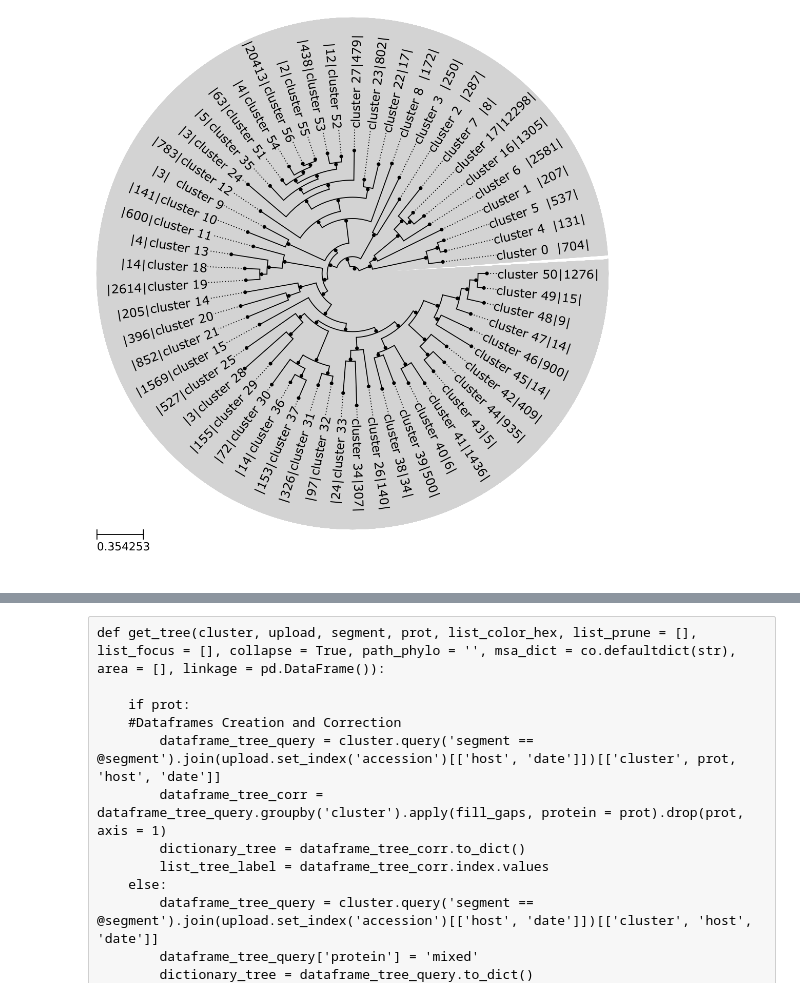
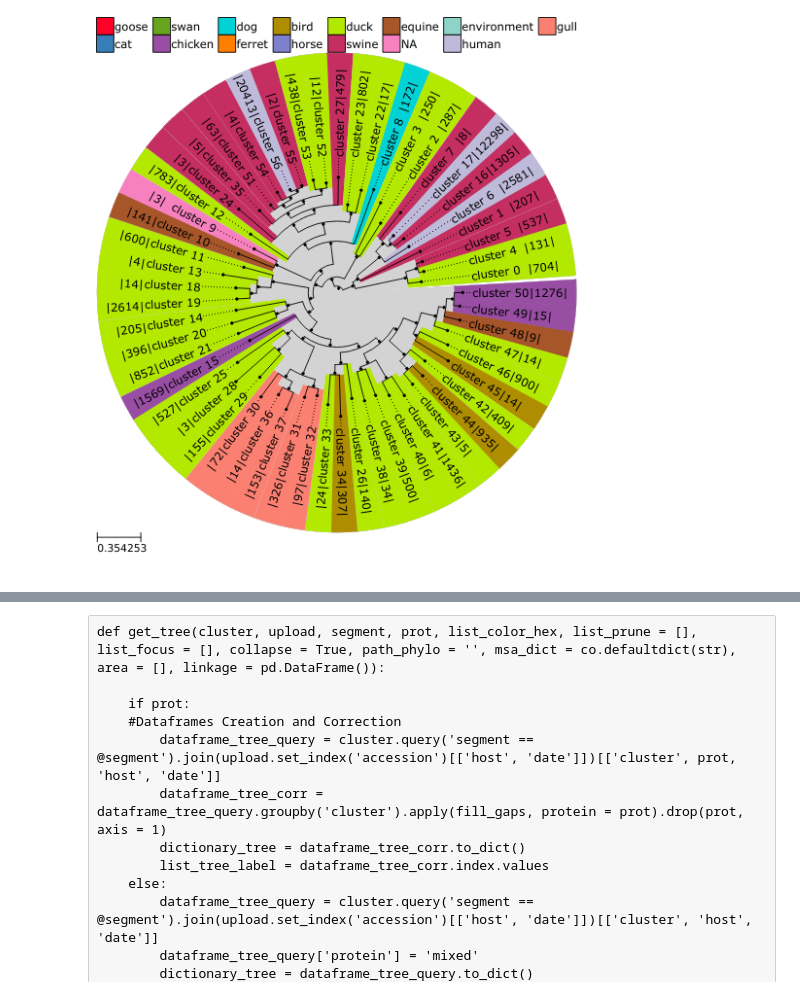
Before and after one commit to ahenoch/FluClust, a Jupyter notebook: Tree.ipynb, the cells around one changed output, grey strips where cells are left out. Cells and saved outputs as stored; diff of their text form; code cells hidden in the pictures.

Commit message:
host tree finished

```diff
--- a/Tree.ipynb
+++ b/Tree.ipynb
@@ -9,3 +26,16 @@ from scipy.cluster import hierarchy
+# %%
+def getHostselection(host, hostdict):
+
+    hostsel = ''
+    for key in hostdict.keys():
+        if re.match('(?:% s)' % '|'.join(hostdict[key]), host, re.IGNORECASE):
+            hostsel = key
+            break
+    if not hostsel:
+        hostsel = 'NA'
+        #hostsel = host
+
+    return(hostsel)
 # %%
 def getNewick(node, newick, parentdist, leaf_names):
 
@@ -97,9 +149,27 @@ tree = getTree(framelink, frameclust, framemeta, 4, True)
-# %%
-treestyle =  TreeStyle()
-treestyle.show_leaf_name = False
-treestyle.draw_guiding_lines = True
-treestyle.guiding_lines_color = 'black'
-treestyle.mode = "c"
-tree.render(file_name = '%%inline', tree_style = treestyle, w=1000)
-# %% [output]
-[figure, removed]
+# %%
+hostdict =	{
+    "human": [".*human.*"],
+    "duck": [".*duck.*", ".*scaup.*", ".*pochard.*", ".*mallard.*", ".*bufflehead.*", ".*gadwall.*", ".*teal.*", ".*pintail.*", ".*shoveler.*", ".*wigeon.*", ".*pintail.*", ".*godwall.*", ".*goldeneye.*"],
+    "bird": [".*murre.*", ".*crane.*", ".*hawk.*", ".*dove.*", ".*parrot.*", ".*dunlin.*", ".*owl.*", ".*shearwater.*", ".*bird.*", ".*grebe.*", ".*pheasant.*", ".*stint.*", ".*sparrow.*", ".*crow.*", ".*sandpiper.*", ".*falcon.*", ".*ostrich.*", ".*stork.*", ".*pigeon.*", ".*turkey.*", ".*sanderling.*", ".*knot.*", ".*quail.*", ".*waterfowl.*", ".*turnstone.*", ".*bird.*", ".*fowl.*", ".*avian.*"],
+    "gull": [".*gull.*"],
+    "chicken": [".*chicken.*"],
+    "cat": [".*cat.*", ".*tiger.*"],
+    "bat": [".*bat.*"],
+    "swan": [".*swan.*"],
+    "swine": [".*swine.*"],
+    "equine": [".*equine.*"],
+    "dog": [".*dog.*"],
+    "goose": [".*goose.*"],
+    "horse": [".*horse.*"],
+    "environment": [".*environment.*"],
+    "NA": [".*unknown.*"],
+    "ferret": [".*mink.*", ".*ferret.*", ".*weasel.*"]
+}
+# %%
+framemeta['timespan'] = framemeta['year'].apply(lambda x : getTimespan(x))
+framemeta['hostsel'] = framemeta['host'].apply(lambda x : getHostselection(x, hostdict))
+# %%
+tree, ts = getTree(framelink, frameclust, framemeta, 2, 4, True)
+tree.render(file_name = '%%inline', tree_style = ts, w=500)
+# %% [output]
+[figure, added]
```
Also changed, not shown: parts of 7 cells of this notebook.
